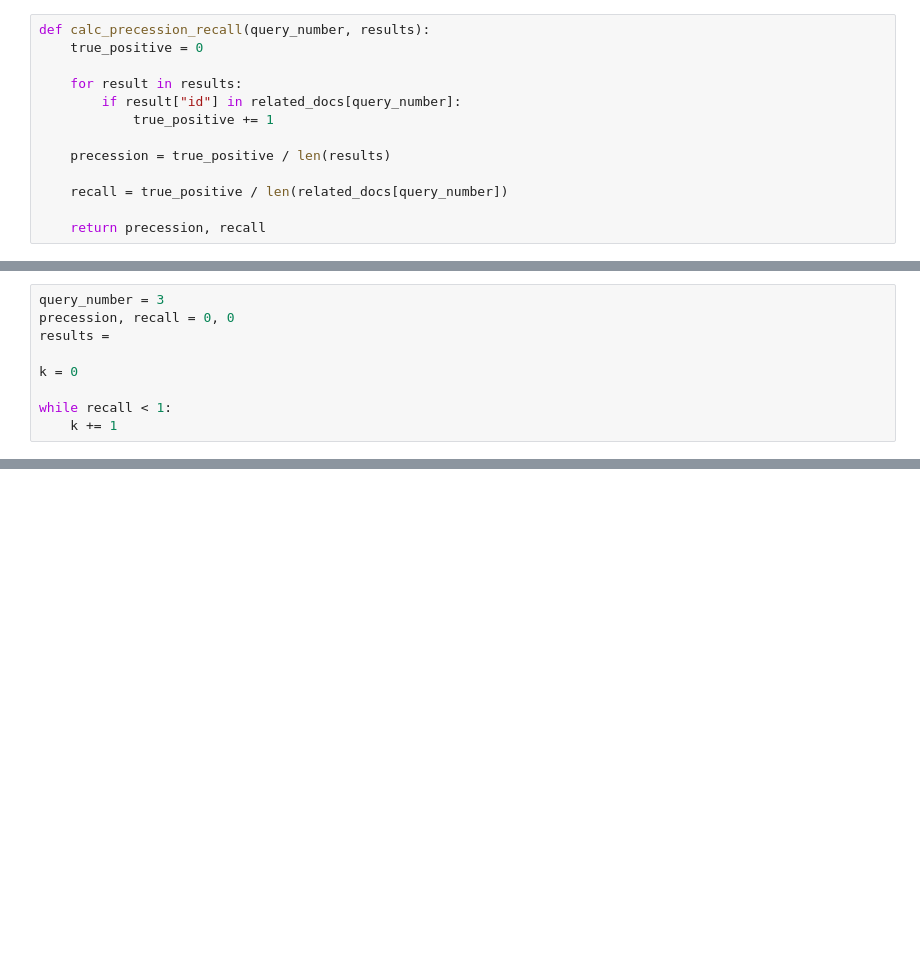
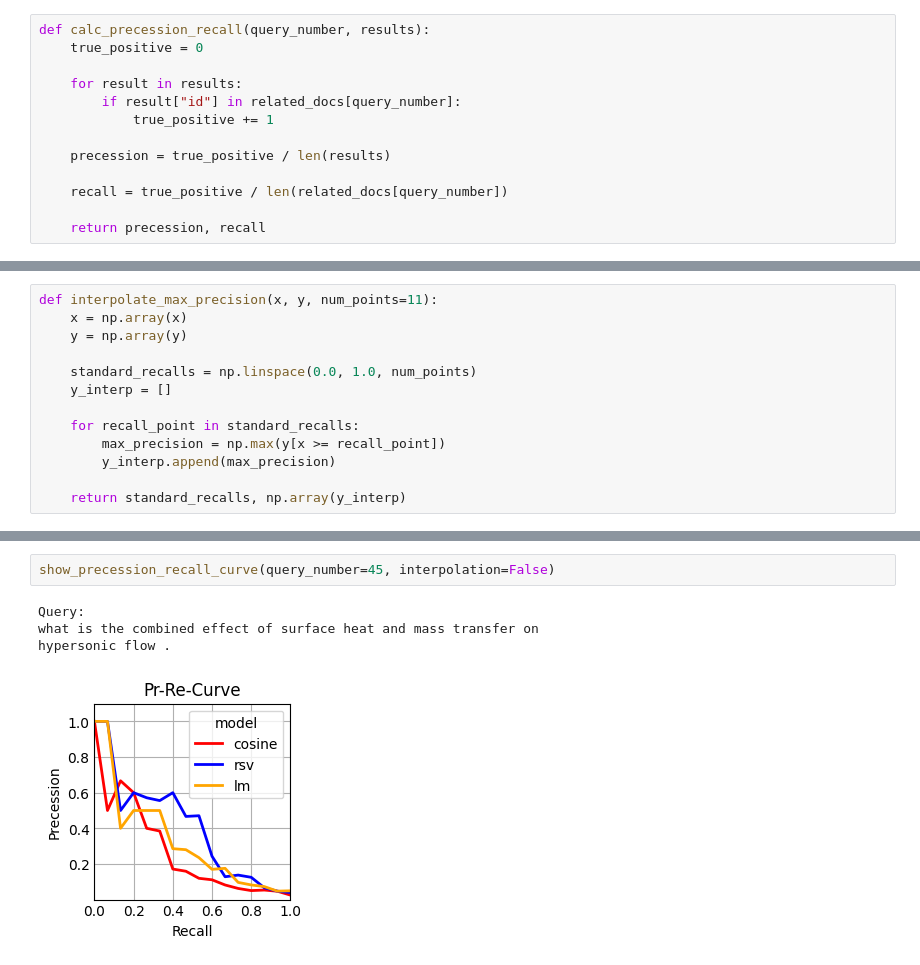
Before and after one commit to mitinull/IR-HW4--Document-ranking-3-approaches, a Jupyter notebook: document_ranking.ipynb, the cells around one changed output, grey strips where cells are left out. Cells and saved outputs as stored; diff of their text form; blank space fills up the shorter version.

Commit message:
adding plot

```diff
--- a/document_ranking.ipynb
+++ b/document_ranking.ipynb
@@ -434,11 +439,15 @@ RELATED_DOCS: [235, 165]
 PRECESSION: 0.5
 RECALL: 0.5
-# %%
-query_number = 3
-precession, recall = 0, 0
-results =
-
-k = 0
-
-while recall < 1:
-    k += 1
+# %%
+def interpolate_max_precision(x, y, num_points=11):
+    x = np.array(x)
+    y = np.array(y)
+
+    standard_recalls = np.linspace(0.0, 1.0, num_points)
+    y_interp = []
+
+    for recall_point in standard_recalls:
+        max_precision = np.max(y[x >= recall_point])
+        y_interp.append(max_precision)
+
+    return standard_recalls, np.array(y_interp)
@@ -444,0 +510,7 @@ while recall < 1:
+# %%
+show_precession_recall_curve(query_number=45, interpolation=False)
+# %% [output]
+Query:
+what is the combined effect of surface heat and mass transfer on
+hypersonic flow .
+[figure, added]
```
Also changed, not shown: parts of 7 cells of this notebook, 2 other files.
